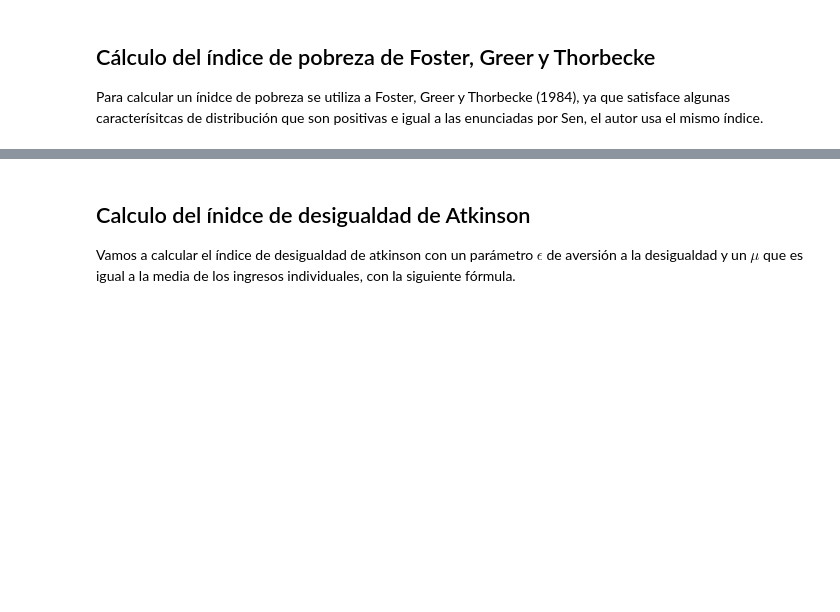
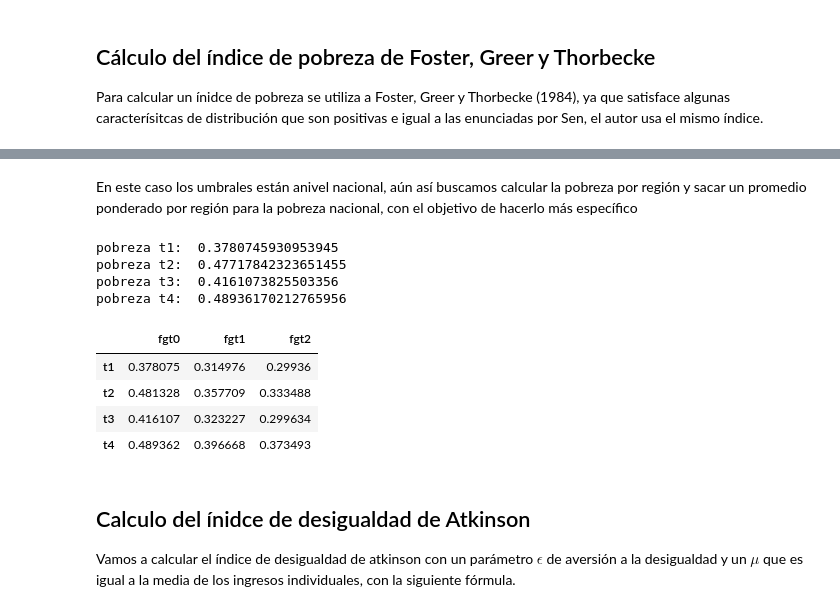
Before and after one commit to oejaramillo/salario-minimo-y-pobreza-Ecuador, a Jupyter notebook: enemdu1990.ipynb, the cells around one changed output, grey strips where cells are left out. Saved outputs shown, nothing was run; the diff lists cells and outputs as text; code cells hidden in the pictures; blank space fills up the shorter version.

```diff
--- a/enemdu1990.ipynb
+++ b/enemdu1990.ipynb
@@ -354,3 +343,58 @@ data['personas'] = data.groupby('identificador_region')['identificador persona']
+# %% [markdown]
+En este caso los umbrales están anivel nacional, aún así buscamos calcular la pobreza por región y sacar un promedio ponderado por región para la pobreza nacional, con el objetivo de hacerlo más específico
+# %%
+datos_final = pd.DataFrame(index=['t1', 't2', 't3', 't4'], columns=['fgt0', 'fgt1', 'fgt2'])
+# %%
+for t in [1, 2, 3, 4]:
+    condicion = data['trimestre'] == t
+    col_ingr = f'ingr_t_t{t}'
+    col_pobres = f'pobres_t{t}'
+
+    # una columna que identifica a quienes están por debajo de la línea de pobreza por trimestre
+    data[col_pobres] = (data.loc[condicion, col_ingr] - data.loc[condicion, 'umbral']) < 0
+# %%
+print("pobreza t1: ", data['pobres_t1'].sum()/len(data.loc[data['trimestre'] == 1]))
+print("pobreza t2: ", data['pobres_t2'].sum()/len(data.loc[data['trimestre'] == 2]))
+print("pobreza t3: ", data['pobres_t3'].sum()/len(data.loc[data['trimestre'] == 3]))
+print("pobreza t4: ", data['pobres_t4'].sum()/len(data.loc[data['trimestre'] == 4]))
+# %% [output]
+pobreza t1:  0.3780745930953945
+pobreza t2:  0.47717842323651455
+pobreza t3:  0.4161073825503356
+pobreza t4:  0.48936170212765956
+# %%
+for t in [1, 2, 3, 4]:
+    # Filtramos para cada trimestre
+    df_temp = data.loc[data['trimestre'] == t].copy()
+
+    # Calculamos una columna de pobres
+    df_temp['pobres'] = (df_temp[f'ingr_t_t{t}'] - umbral_dict[t]) < 0
+
+    # Ratio de pobres sobre el total
+    ratio = (umbral_dict[t] - df_temp[f'ingr_t_t{t}']) / umbral_dict[t]
+
+    # Calculamos el índice para alpha 0, 1 y 2 solo donde 'pobres' == True.
+    for i in range(3):
+        col = f'fgt{i}'
+        df_temp[col] = np.where(df_temp['pobres'], ratio**i, 0)
+
+    # Ratio de pobres cón el índice total
+    fgt0 = df_temp['fgt0'].sum() / len(df_temp)
+    fgt1 = df_temp['fgt1'].sum() / len(df_temp)
+    fgt2 = df_temp['fgt2'].sum() / len(df_temp)
+
+    # Guardamos los resultados
+    datos_final.loc[f't{t}', 'fgt0'] = fgt0
+    datos_final.loc[f't{t}', 'fgt1'] = fgt1
+    datos_final.loc[f't{t}', 'fgt2'] = fgt2
+# %%
+datos_final
+# %% [output]
+|  | fgt0 | fgt1 | fgt2 |
+| t1 | 0.378075 | 0.314976 | 0.29936 |
+| t2 | 0.481328 | 0.357709 | 0.333488 |
+| t3 | 0.416107 | 0.323227 | 0.299634 |
+| t4 | 0.489362 | 0.396668 | 0.373493 |
 # %% [markdown]
 ## Calculo del ínidce de desigualdad de Atkinson
 
```
Also changed, not shown: parts of 4 cells of this notebook.
